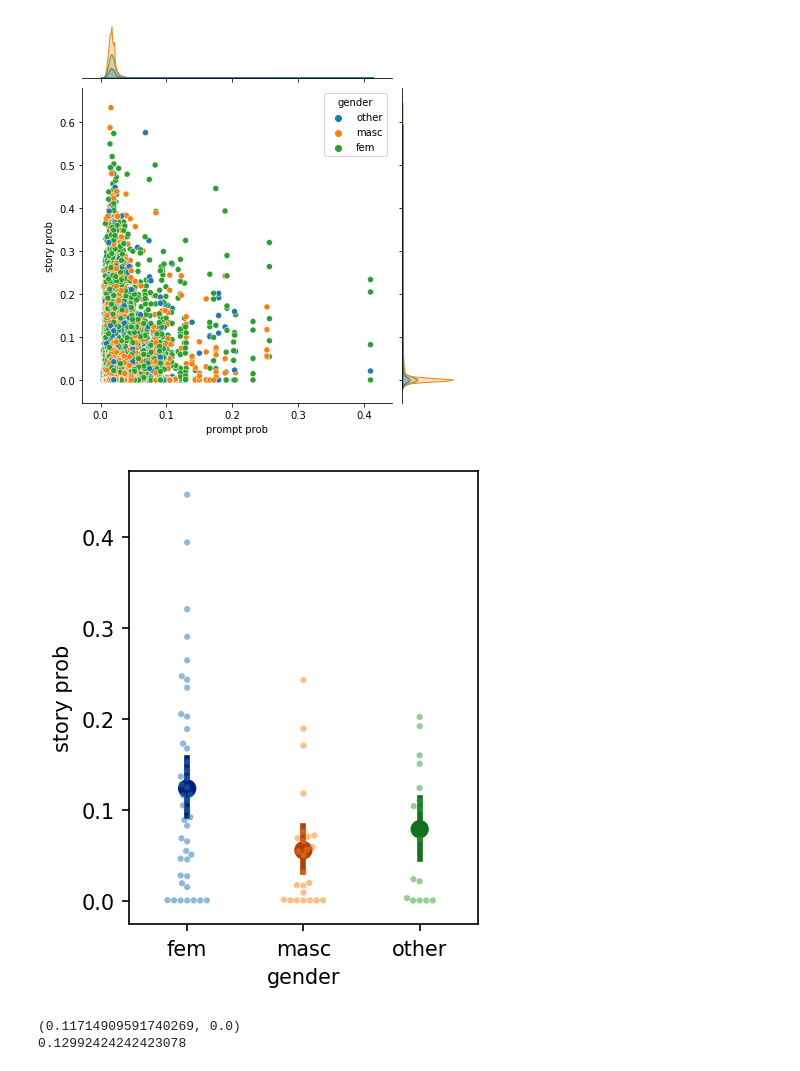
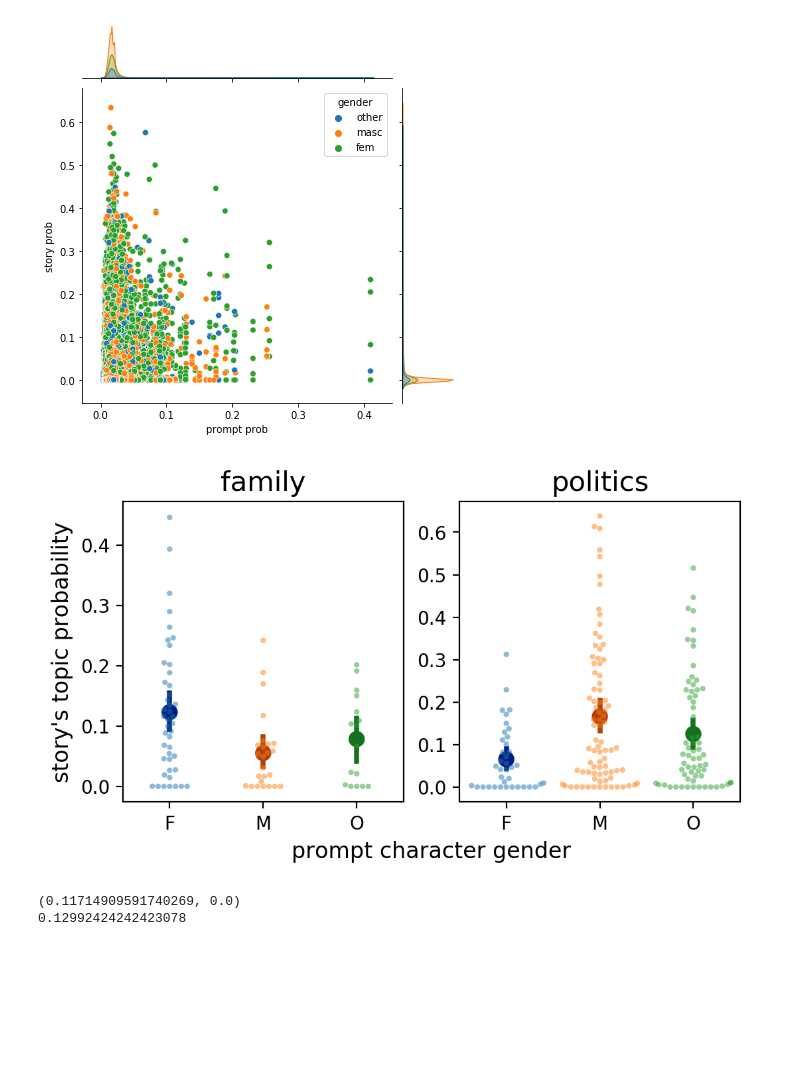
Before and after one commit to lucy3/gpt3_gender, a Jupyter notebook: code/character_viz.ipynb, the cells around one changed output. Cells and saved outputs as stored; diff of their text form; code cells hidden in the pictures; blank space fills up the shorter version.

```diff
--- a/code/character_viz.ipynb
+++ b/code/character_viz.ipynb
@@ -654,18 +654,42 @@ g = sns.jointplot(data=prob_df, x="prompt prob", y="story prob", hue="gender")
 plt.show()
 # %% [output]
 [figure]
-# %%
-x, y, z = effect_of_prompt_on_story(35, topic_score_dict1)
-prob_d = {'prompt prob': x, 'story prob': y, 'gender': z}
-prob_df = pd.DataFrame.from_dict(prob_d)
-prob_df = prob_df[prob_df['prompt prob'] > 0.15]
-fig, ax = plt.subplots(figsize=(3, 4), dpi=150)
-sns.swarmplot(x="gender", y="story prob", data=prob_df, alpha=.5, size=3, order=['fem', 'masc', 'other'])
-sns.pointplot(x="gender", y="story prob",
-              data=prob_df, join=False, palette="dark", order=['fem', 'masc', 'other'])
-plt.show()
-# %% [output]
-[figure, removed]
+# %%
+fig, axes = plt.subplots(1, 2, figsize=(6, 3), dpi=200)
+
+fig.add_subplot(111, frameon=False)
+# hide tick and tick label of the big axes
+plt.tick_params(labelcolor='none', top=False, bottom=False, left=False, right=False)
+plt.grid(False)
+plt.xlabel("prompt character gender", fontsize=12)
+plt.ylabel("story\'s topic probability", fontsize=12)
+
+x, y, z = effect_of_prompt_on_story(35, topic_score_dict1)
+prob_d = {'prompt prob': x, 'story prob': y, 'gender': z}
+prob_df = pd.DataFrame.from_dict(prob_d)
+prob_df = prob_df[prob_df['prompt prob'] > 0.15]
+sns.swarmplot(ax=axes[0], x="gender", y="story prob", data=prob_df, alpha=.5, size=3, order=['fem', 'masc', 'other'])
+sns.pointplot(ax=axes[0], x="gender", y="story prob",
+              data=prob_df, join=False, palette="dark", order=['fem', 'masc', 'other'])
+axes[0].get_xaxis().set_ticklabels(['F', 'M', 'O'])
+axes[0].set_ylabel('')
+axes[0].set_xlabel('')
+axes[0].set_title('family', fontsize=15)
+
+x, y, z = effect_of_prompt_on_story(33, topic_score_dict2)
+prob_d = {'prompt prob': x, 'story prob': y, 'gender': z}
+prob_df = pd.DataFrame.from_dict(prob_d)
+prob_df = prob_df[prob_df['prompt prob'] > 0.15]
+sns.swarmplot(ax=axes[1], x="gender", y="story prob", data=prob_df, alpha=.5, size=3, order=['fem', 'masc', 'other'])
+sns.pointplot(ax=axes[1], x="gender", y="story prob",
+              data=prob_df, join=False, palette="dark", order=['fem', 'masc', 'other'])
+axes[1].get_xaxis().set_ticklabels(['F', 'M', 'O'])
+axes[1].set_ylabel('')
+axes[1].set_xlabel('')
+axes[1].set_title('politics', fontsize=15)
+plt.show()
+# %% [output]
+[figure, added]
 # %%
 x, y, z = effect_of_prompt_on_story(35, topic_score_dict1)
 print(pearsonr(x, y))
```
Also changed, not shown: parts of 28 cells of this notebook, 5 other files.
